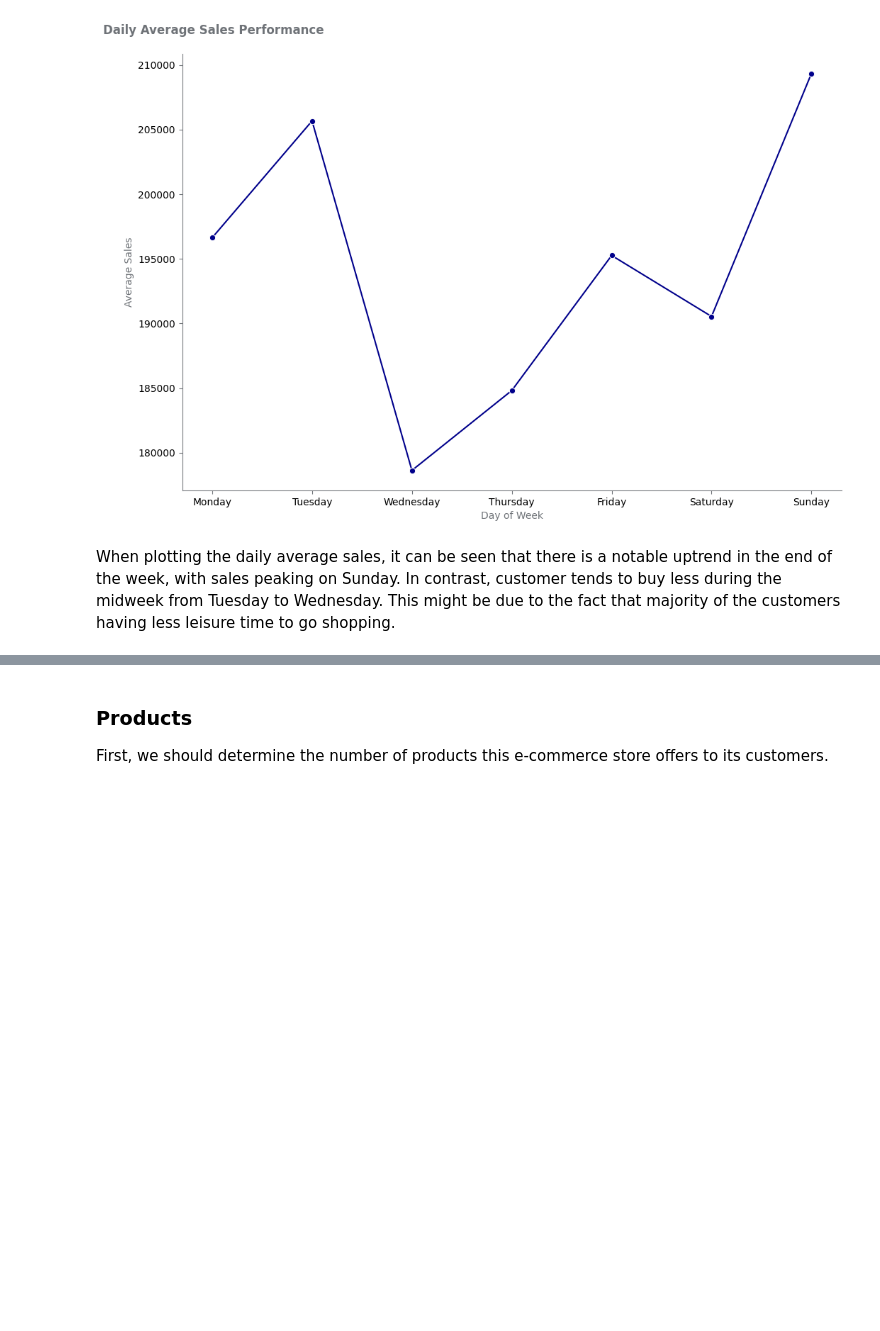
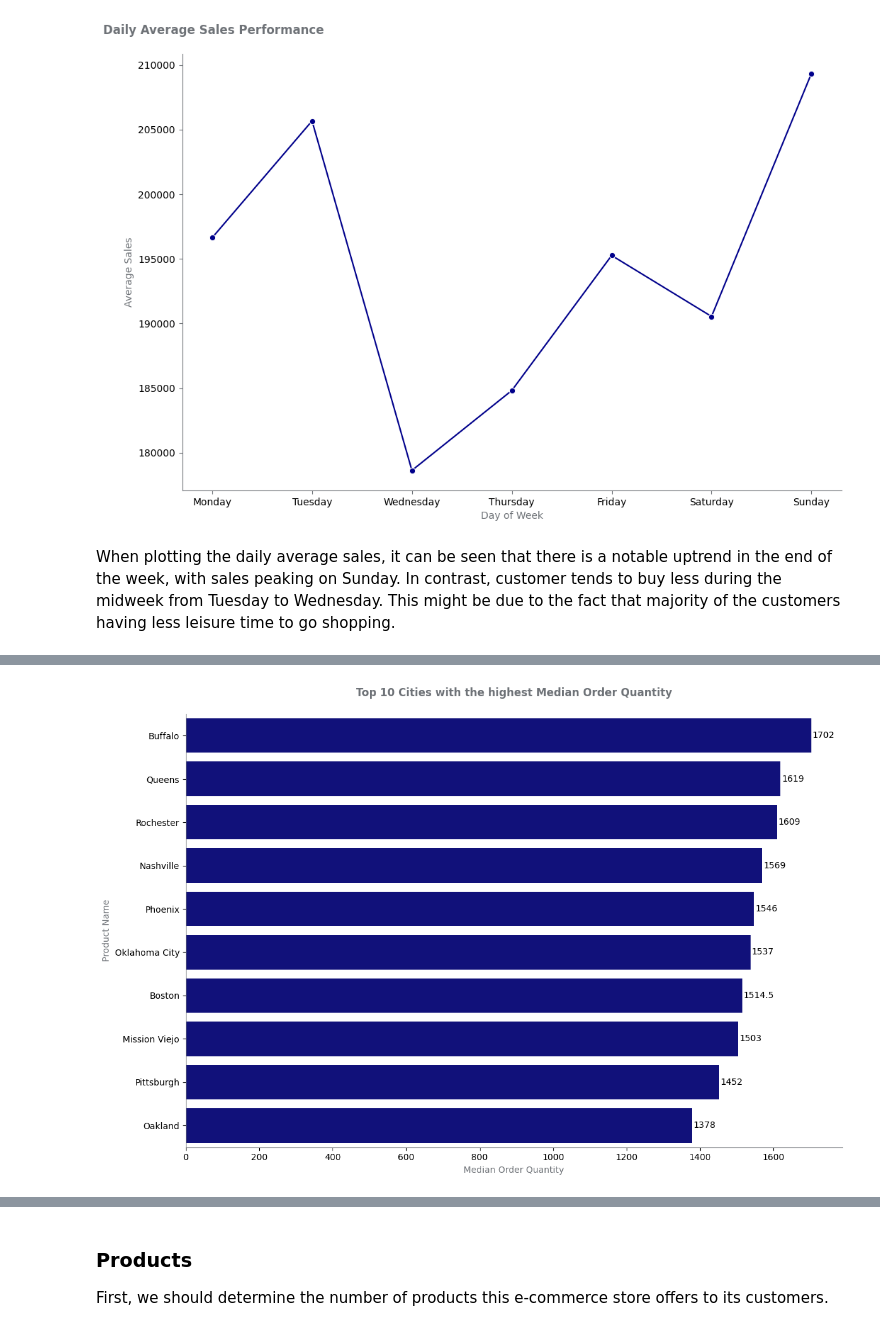
Before and after one commit to lazuardifp19/lazuardfp_portfolio, a Jupyter notebook: Ecommerce Analysis With Product-Centric RFM Analysis and K Means Clustering/ecommerce-analysis-with-product-centric-rfm-analysis-and-k-means-clustering.ipynb, the cells around one changed output, grey strips where cells are left out. Saved outputs shown, nothing was run; the diff lists cells and outputs as text; code cells hidden in the pictures; blank space fills up the shorter version.

```diff
--- a/Ecommerce Analysis With Product-Centric RFM Analysis and K Means Clustering/ecommerce-analysis-with-product-centric-rfm-analysis-and-k-means-clustering.ipynb
+++ b/Ecommerce Analysis With Product-Centric RFM Analysis and K Means Clustering/ecommerce-analysis-with-product-centric-rfm-analysis-and-k-means-clustering.ipynb
@@ -756,0 +824,36 @@ When plotting the daily average sales, it can be seen that there is a notable up
+# %%
+# Get the median quantity of the products
+city_quantity = df.groupby('City', as_index=False)['Sales'].median()
+city_quantity.columns = ['City', 'MedianOrderQuantity']
+
+# Sort the city by sales quantity in descending order and get the top 10
+top_10_cities_quantity = city_quantity.sort_values('MedianOrderQuantity', ascending=False).head(10)
+
+# Set the figure and axes
+fig, ax = plt.subplots(figsize=(12, 8))
+
+# Plot
+sns.barplot(x='MedianOrderQuantity', y='City',
+            data=top_10_cities_quantity, order=top_10_cities_quantity['City'],
+            color='darkblue', ax=ax)
+
+# Despine the right side
+sns.despine(right=True)
+
+# Add bar labels
+ax.bar_label(ax.containers[0], padding=1.5)
+
+# Set the x and y axis label
+ax.set_xlabel('Median Order Quantity', color='#6F7378')
+ax.set_ylabel('Product Name', color='#6F7378')
+
+# Change spine color
+for spine in ax.spines.values():
+    spine.set_edgecolor('#6F7378')
+
+ax.set_title('Top 10 Cities with the highest Median Order Quantity', pad=20, weight='bold', color='#6F7378')
+
+plt.tight_layout()
+plt.show()
+# %% [output]
+[figure, added]
```
Also changed, not shown: parts of 28 cells of this notebook.
